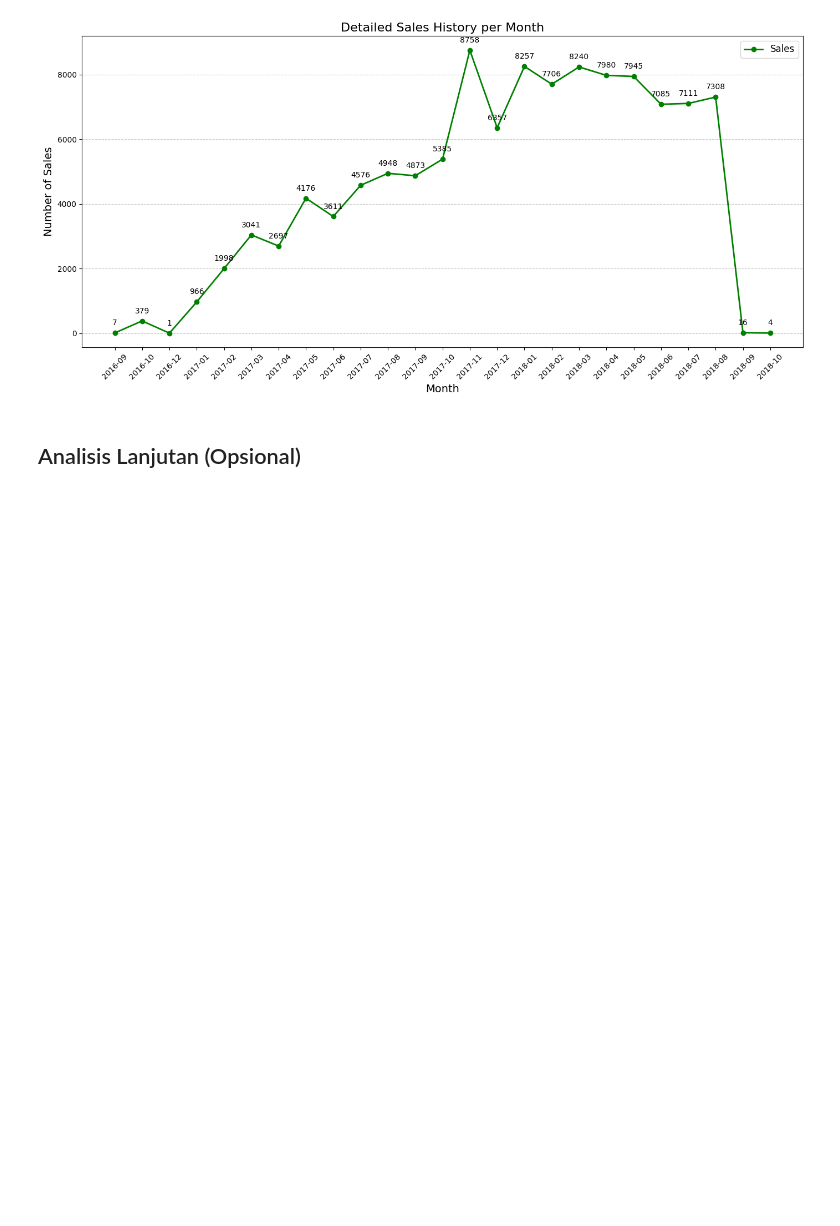
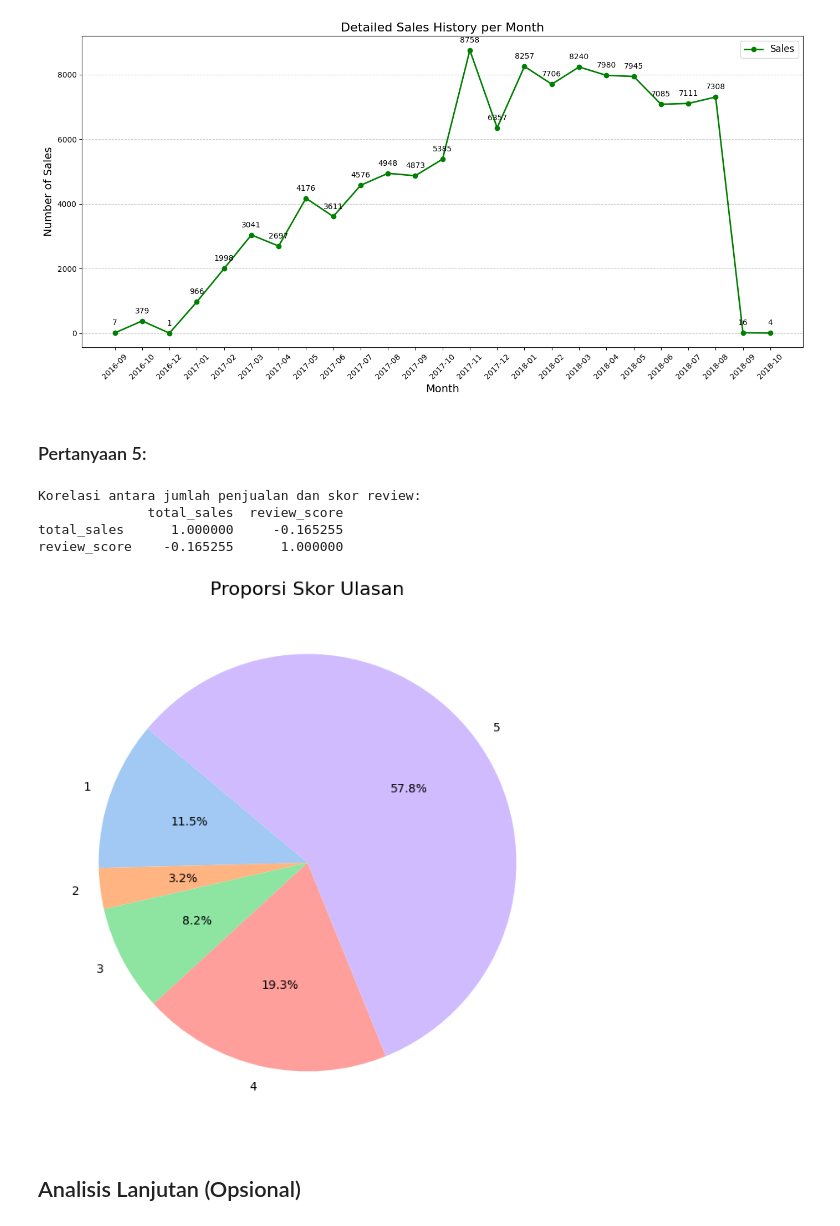
Before and after one commit to sam210388/submission-visualisasi-data, a Jupyter notebook: Proyek_Analisis_Data_SAM.ipynb, the cells around one changed output. Cells and saved outputs as stored; diff of their text form; code cells hidden in the pictures; blank space fills up the shorter version.

```diff
--- a/Proyek_Analisis_Data_SAM.ipynb
+++ b/Proyek_Analisis_Data_SAM.ipynb
@@ -665,6 +672,42 @@ plt.tight_layout()
 plt.show()
 # %% [output]
 [figure]
+# %% [markdown]
+### Pertanyaan 5:
+# %%
+#menghitung total sales untuk tiap order
+sales_per_order = order_items_dataset_df.groupby('order_id').size().reset_index(name='total_sales')
+
+# menggabungkan dataframe order dan review
+df_merged_order_review = order_items_dataset_df.merge(order_reviews_dataset_df[['order_id','review_id', 'review_score']],
+                               on='order_id',
+                               how='left')
+
+df_merged_order_review = df_merged_order_review.merge(sales_per_order, on='order_id', how='left')
+
+#menghitung korelasinya
+correlation = df_merged_order_review[['total_sales', 'review_score']].corr()
+
+print("Korelasi antara jumlah penjualan dan skor review:")
+print(correlation)
+
+#menggambarkan sebaran review score
+order_reviews_dataset_df['review_score'] = pd.to_numeric(order_reviews_dataset_df['review_score'], errors='coerce')
+
+# Menghitung jumlah ulasan per skor
+score_counts = order_reviews_dataset_df['review_score'].value_counts().sort_index()
+
+plt.figure(figsize=(8, 8))
+score_counts.plot.pie(autopct='%1.1f%%', startangle=140, colors=sns.color_palette('pastel'))
+plt.title('Proporsi Skor Ulasan', fontsize=16)
+plt.ylabel('')  # Menghilangkan label y
+plt.show()
+# %% [output]
+Korelasi antara jumlah penjualan dan skor review:
+              total_sales  review_score
+total_sales      1.000000     -0.165255
+review_score    -0.165255      1.000000
+[figure, added]
 # %% [markdown]
 ## Analisis Lanjutan (Opsional)
 # %% [markdown]
```
Also changed, not shown: parts of 13 cells of this notebook, 3 other files.
